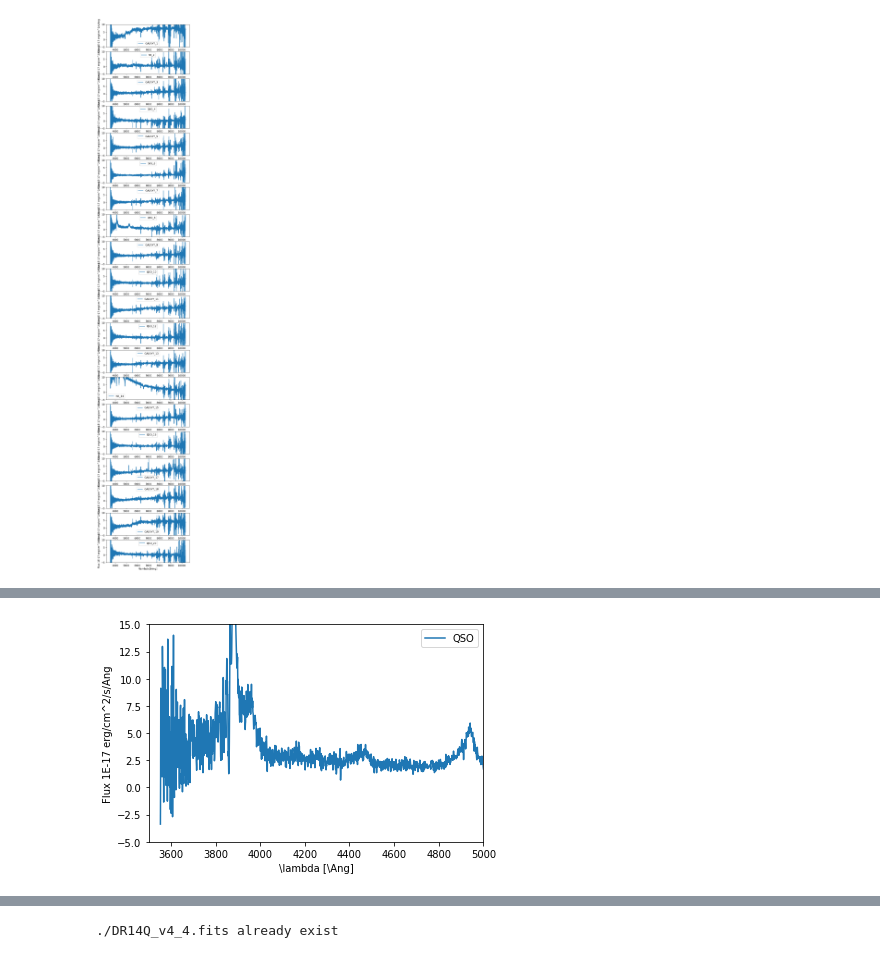
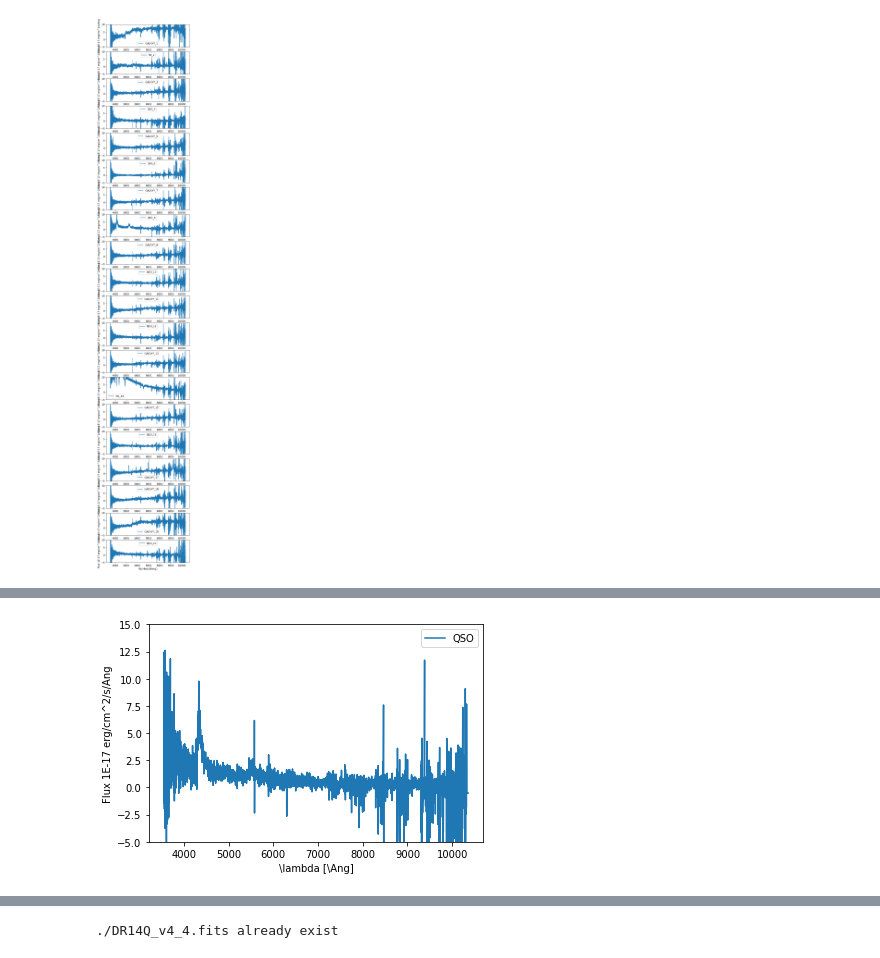
Before and after one commit to cosmostatschool/mexicopas, a Jupyter notebook: notebooks/eboss_qso_DR14_basico.ipynb, the cells around one changed output, grey strips where cells are left out. Saved outputs shown, nothing was run; the diff lists cells and outputs as text; code cells hidden in the pictures.

```diff
--- a/notebooks/eboss_qso_DR14_basico.ipynb
+++ b/notebooks/eboss_qso_DR14_basico.ipynb
@@ -159,5 +147,7 @@ for i in range(20):
 # %% [output]
 [figure]
+# %%
+fiberid_qso=fiberid_pm[wq]
 # %%
 #Plot some of the specta
 plt.figure(figsize=(6,40),dpi=100)
@@ -173,12 +184,12 @@ for i in range(20):
 [figure]
 # %%
 #There is an interesting object in number 13th. Lets look at it in more detail
-plt.plot(10**logwave,flux[fiberid_qso[53]-1],label=objtype[53])
+plt.plot(10**logwave,flux[51],label=objtype[51])
 plt.ylabel('Flux 1E-17 erg/cm^2/s/Ang')
 plt.xlabel('\lambda [\Ang]')
 plt.ylim(-5,15)
-plt.xlim(3500,5000)
+#plt.xlim(3500,5000)
 plt.legend()
 i+=1
 # %% [output]
-[figure, old version]
+[figure, new version]
```
Also changed, not shown: parts of 15 cells of this notebook.
